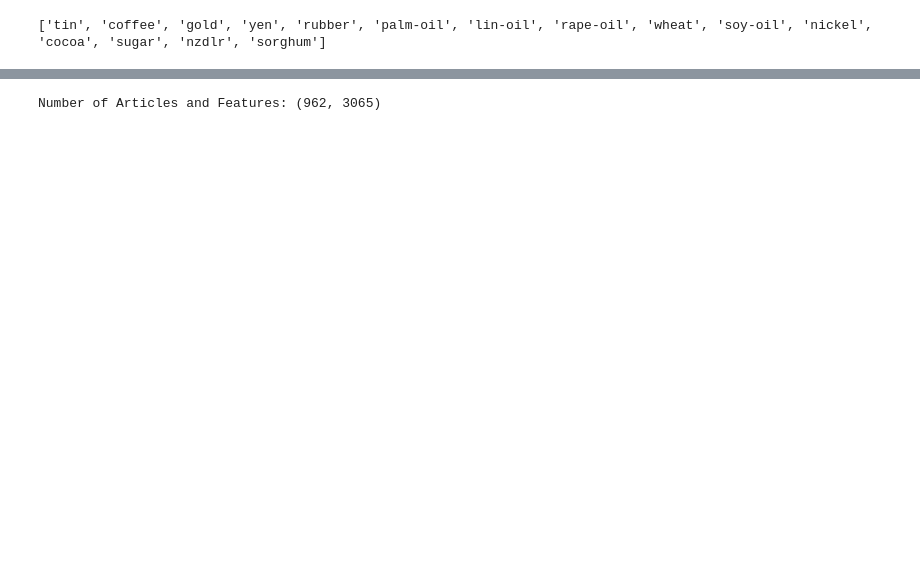
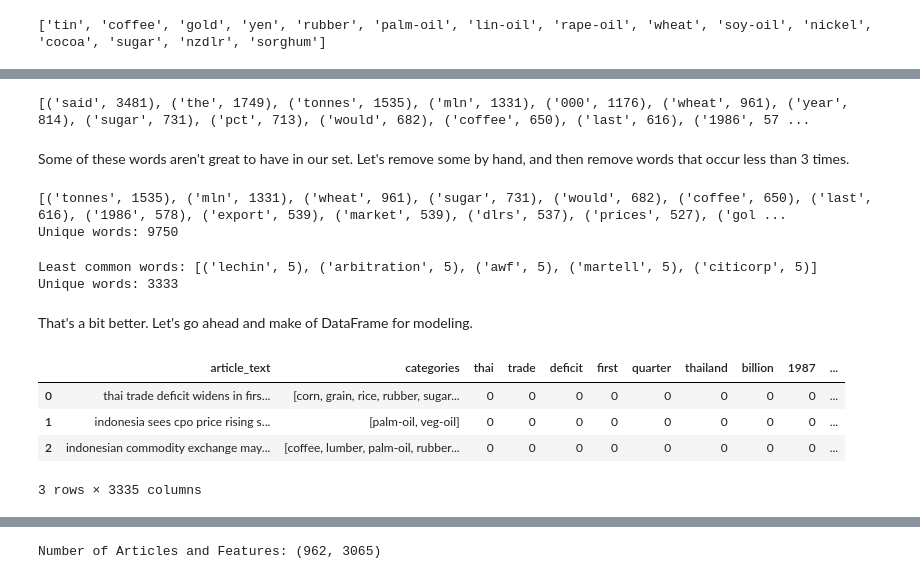
Before and after one commit to maxcalabro/Thinkful_Unit_4, a Jupyter notebook: Reuters Unsupervised Clustering.ipynb, the cells around one changed output, grey strips where cells are left out. Saved outputs shown, nothing was run; the diff lists cells and outputs as text; code cells hidden in the pictures; blank space fills up the shorter version.

```diff
--- a/Reuters Unsupervised Clustering.ipynb
+++ b/Reuters Unsupervised Clustering.ipynb
@@ -109,0 +103,12 @@ articles[5]
+# %%
+# Create a list with each article as an element.
+articles = [reuters.raw(x) for x in fileids]
+print('Before:', articles[5][:200], '\n')
+
+# Let's make them all lowercase and remove white space.
+articles = [' '.join(x.split()).lower() for x in articles]
+print('After:', articles[5][:200], '\n')
+
+# And grabbing categories by article.
+categories_by_article = [reuters.categories(x) for x in fileids]
+print(categories_by_article[:5])
@@ -109,0 +154,48 @@ articles[5]
+# %%
+# Put all the strings into a single list.
+allwords = [word for article in words_by_article for word in article]
+
+# Count 'em up.
+words_counted = Counter(allwords)
+
+# Which words are most common?
+print(words_counted.most_common(25))
+# %% [output]
+[('said', 3481), ('the', 1749), ('tonnes', 1535), ('mln', 1331), ('000', 1176), ('wheat', 961), ('year', 814), ('sugar', 731), ('pct', 713), ('would', 682), ('coffee', 650), ('last', 616), ('1986', 57 ...
+# %% [markdown]
+Some of these words aren't great to have in our set. Let's remove some by hand, and then remove words that occur less than 3 times.
+# %%
+# Make a list of words to ignore, then cycle through the counter to remove them.
+ignore = ['said', 'the', '000', 'year', 'pct', 'may']
+for word in list(words_counted):
+    if word in ignore:
+        del words_counted[word]
+print(words_counted.most_common(25))
+print('Unique words:', len(list(words_counted)))
+# %% [output]
+[('tonnes', 1535), ('mln', 1331), ('wheat', 961), ('sugar', 731), ('would', 682), ('coffee', 650), ('last', 616), ('1986', 578), ('export', 539), ('market', 539), ('dlrs', 537), ('prices', 527), ('gol ...
+Unique words: 9750
+# %%
+# We'll use itertools to delete all items that are not dropped by this lambda function.
+for key, count in itertools.dropwhile(lambda key_count: key_count[1] >= 5, words_counted.most_common()):
+    del words_counted[key]
+print('Least common words:', words_counted.most_common()[::-1][:5])
+print('Unique words:', len(list(words_counted)))
+# %% [output]
+Least common words: [('lechin', 5), ('arbitration', 5), ('awf', 5), ('martell', 5), ('citicorp', 5)]
+Unique words: 3333
+# %% [markdown]
+That's a bit better. Let's go ahead and make of DataFrame for modeling.
+# %%
+# Create a DataFrame, include article text, categories, and features for all the words in our list.
+df_bow = pd.DataFrame(columns=['article_text', 'categories'] + list(words_counted))
+df_bow['article_text'] = articles
+df_bow['categories'] = categories_by_article
+df_bow.fillna(0, inplace=True)
+df_bow.head(3)
+# %% [output]
+|  | article_text | categories | thai | trade | deficit | first | quarter | thailand | billion | 1987 | ... |
+| 0 | thai trade deficit widens in firs... | [corn, grain, rice, rubber, sugar... | 0 | 0 | 0 | 0 | 0 | 0 | 0 | 0 | ... |
+| 1 | indonesia sees cpo price rising s... | [palm-oil, veg-oil] | 0 | 0 | 0 | 0 | 0 | 0 | 0 | 0 | ... |
+| 2 | indonesian commodity exchange may... | [coffee, lumber, palm-oil, rubber... | 0 | 0 | 0 | 0 | 0 | 0 | 0 | 0 | ... |
+3 rows × 3335 columns
```
Also changed, not shown: parts of 72 cells of this notebook.
